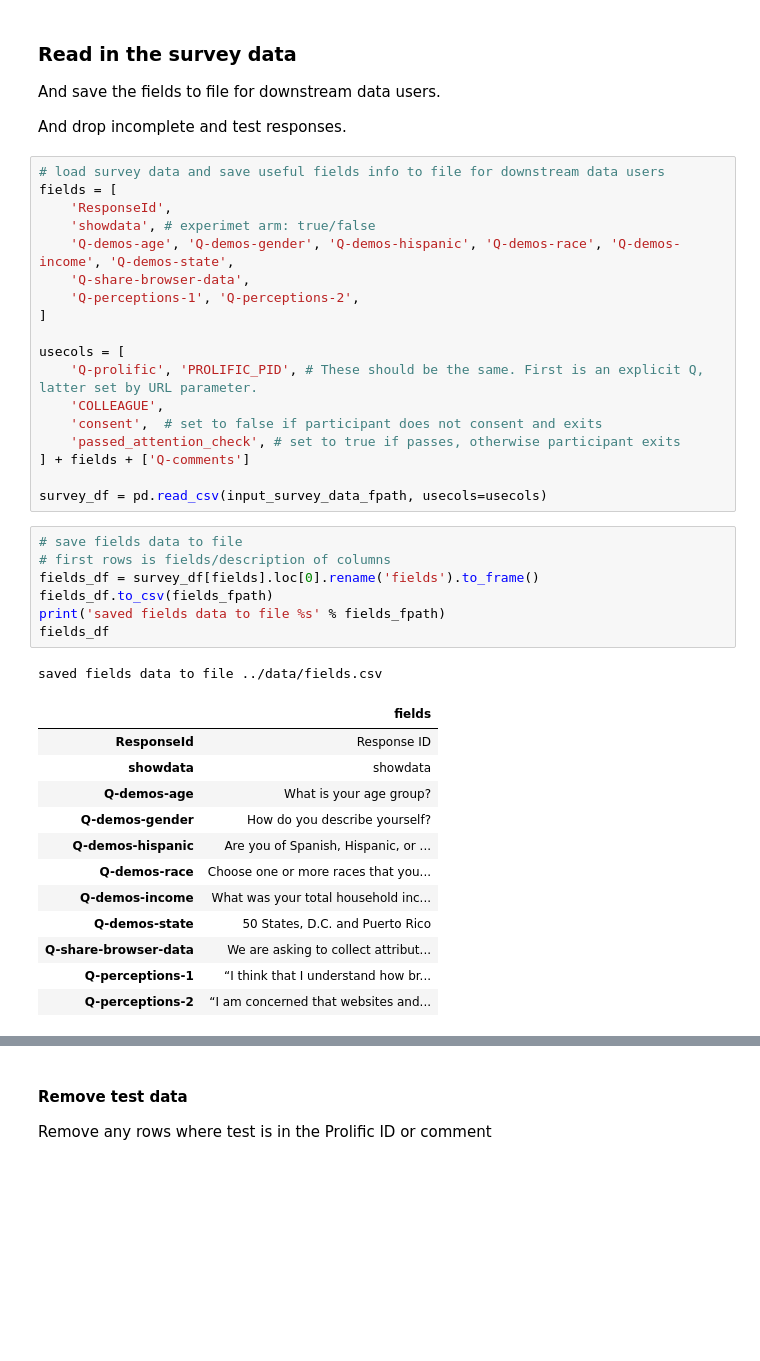
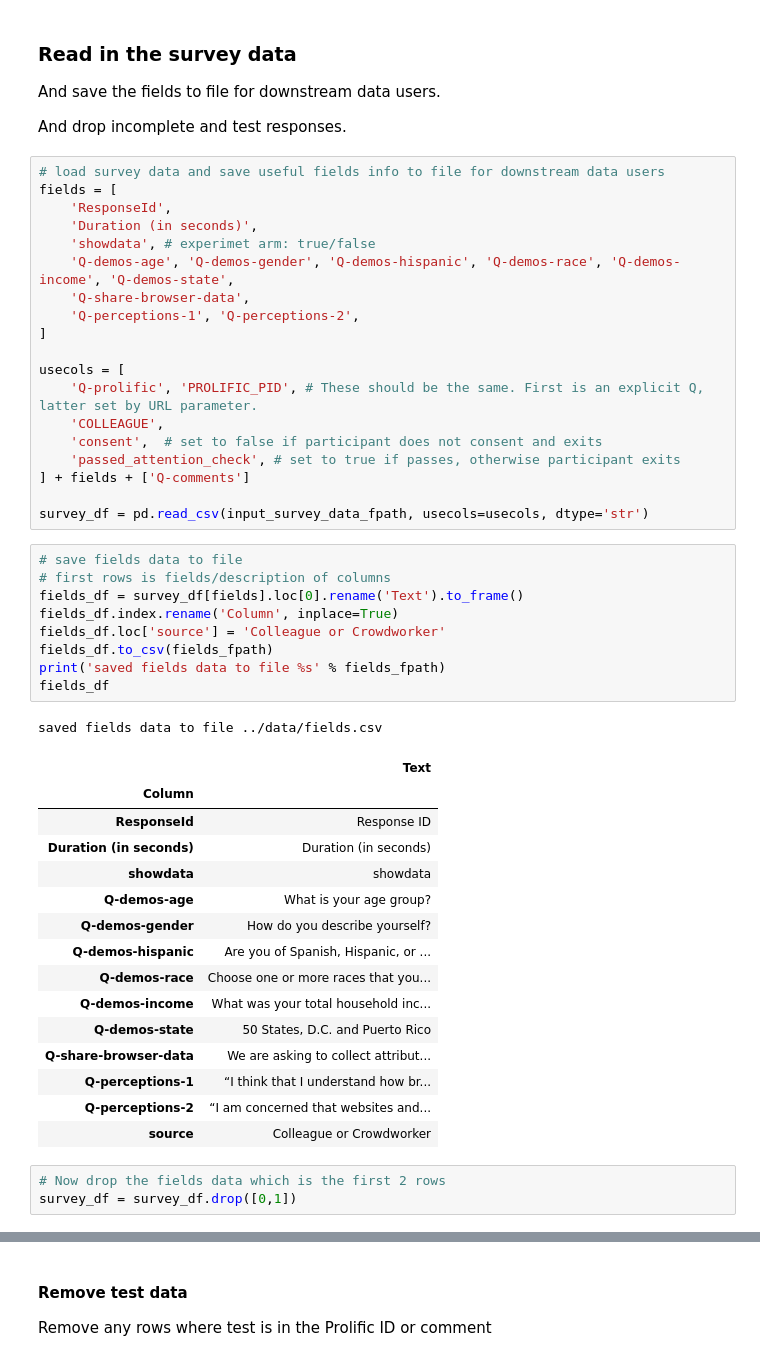
Before and after one commit to aberke/fingerprinting-study, a Jupyter notebook: preprocessing/preprocessing.ipynb, the cells around one changed output, grey strips where cells are left out. Cells and saved outputs as stored; diff of their text form; blank space fills up the shorter version.

```diff
--- a/preprocessing/preprocessing.ipynb
+++ b/preprocessing/preprocessing.ipynb
@@ -101,6 +104,7 @@ And drop incomplete and test responses.
 # load survey data and save useful fields info to file for downstream data users
 fields = [
     'ResponseId',
+    'Duration (in seconds)',
     'showdata', # experimet arm: true/false
     'Q-demos-age', 'Q-demos-gender', 'Q-demos-hispanic', 'Q-demos-race', 'Q-demos-income', 'Q-demos-state',
     'Q-share-browser-data',
@@ -114,18 +118,22 @@ usecols = [
     'passed_attention_check', # set to true if passes, otherwise participant exits
 ] + fields + ['Q-comments']
 
-survey_df = pd.read_csv(input_survey_data_fpath, usecols=usecols)
+survey_df = pd.read_csv(input_survey_data_fpath, usecols=usecols, dtype='str')
 # %%
 # save fields data to file
 # first rows is fields/description of columns
-fields_df = survey_df[fields].loc[0].rename('fields').to_frame()
+fields_df = survey_df[fields].loc[0].rename('Text').to_frame()
+fields_df.index.rename('Column', inplace=True)
+fields_df.loc['source'] = 'Colleague or Crowdworker'
 fields_df.to_csv(fields_fpath)
 print('saved fields data to file %s' % fields_fpath)
 fields_df
 # %% [output]
 saved fields data to file ../data/fields.csv
-|  | fields |
+|  | Text |
+| Column |  |
 | ResponseId | Response ID |
+| Duration (in seconds) | Duration (in seconds) |
 | showdata | showdata |
 | Q-demos-age | What is your age group? |
 | Q-demos-gender | How do you describe yourself? |
@@ -136,4 +144,8 @@ saved fields data to file ../data/fields.csv
 | Q-share-browser-data | We are asking to collect attribut... |
 | Q-perceptions-1 | “I think that I understand how br... |
 | Q-perceptions-2 | “I am concerned that websites and... |
+| source | Colleague or Crowdworker |
+# %%
+# Now drop the fields data which is the first 2 rows
+survey_df = survey_df.drop([0,1])
 # %%
```
Also changed, not shown: parts of 26 cells of this notebook, 5 other files.
